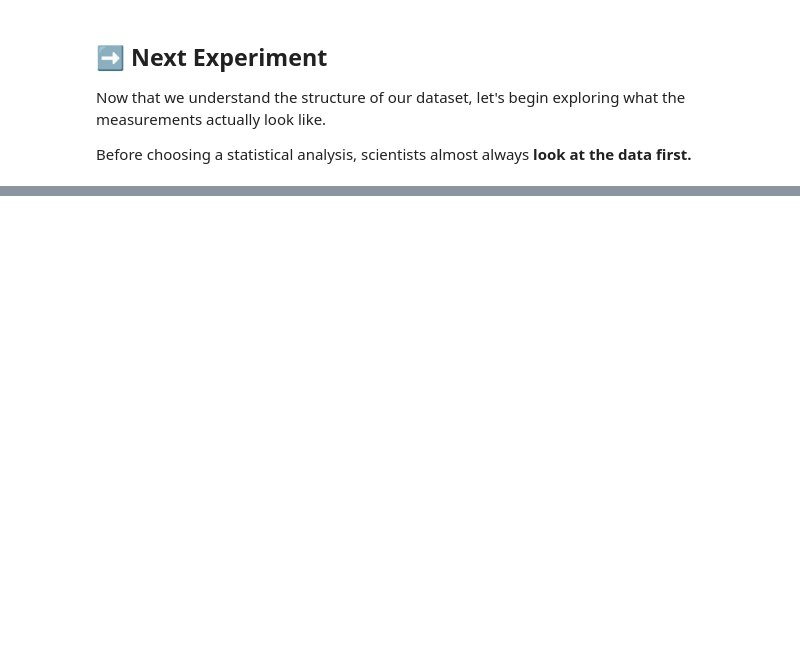
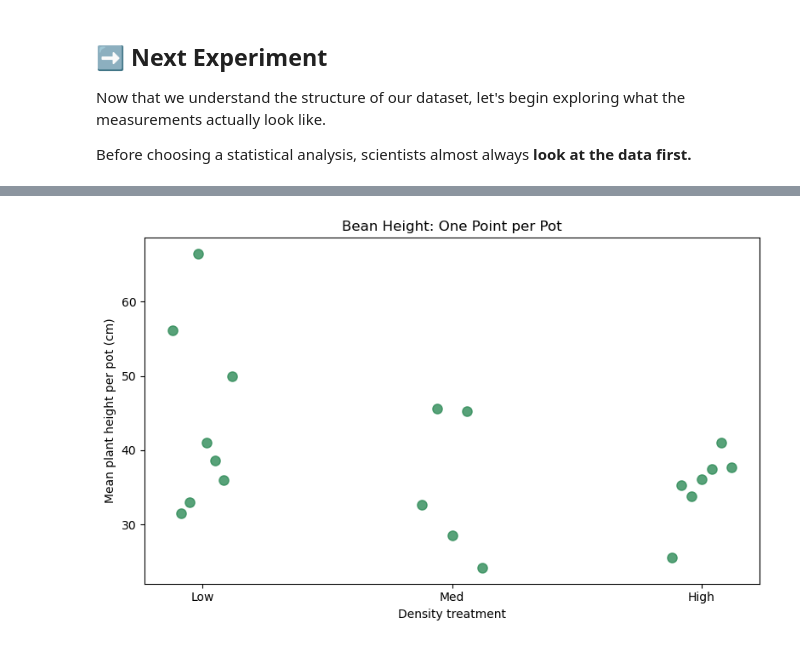
Before and after one commit to wendystjohn/computational-biology, a Jupyter notebook: content/greenhouse/GreenhouseStats.ipynb, the cells around one changed output, grey strips where cells are left out. Cells and saved outputs as stored; diff of their text form; code cells hidden in the pictures; blank space fills up the shorter version.

```diff
--- a/content/greenhouse/GreenhouseStats.ipynb
+++ b/content/greenhouse/GreenhouseStats.ipynb
@@ -168,0 +427,8 @@ Before choosing a statistical analysis, scientists almost always **look at the d
+# %%
+# Count the pots contributing to each density treatment
+for density in ["Low", "Med", "High"]:
+    number_of_pots = (
+        bean_pot_heights["Density"] == density
+    ).sum()
+
+    print(f"{density} density: {number_of_pots} pots")
@@ -168,0 +461,37 @@ Before choosing a statistical analysis, scientists almost always **look at the d
+# %%
+# Plot one mean height per pot
+fig, ax = plt.subplots(figsize=(8, 5))
+
+densities = ["Low", "Med", "High"]
+
+for position, density in enumerate(densities):
+    pot_means = bean_pot_heights.loc[
+        bean_pot_heights["Density"] == density,
+        "Mean_height_cm"
+    ].to_numpy()
+
+    # Spread points horizontally to reduce overlap
+    offsets = (
+        np.linspace(-0.12, 0.12, len(pot_means))
+        if len(pot_means) > 1
+        else np.zeros(len(pot_means))
+    )
+
+    ax.scatter(
+        position + offsets,
+        pot_means,
+        color="seagreen",
+        s=65,
+        alpha=0.8
+    )
+
+ax.set_xticks(range(3))
+ax.set_xticklabels(densities)
+ax.set_xlabel("Density treatment")
+ax.set_ylabel("Mean plant height per pot (cm)")
+ax.set_title("Bean Height: One Point per Pot")
+
+plt.tight_layout()
+plt.show()
+# %% [output]
+[figure, added]
```
Also changed, not shown: parts of 26 cells of this notebook.
